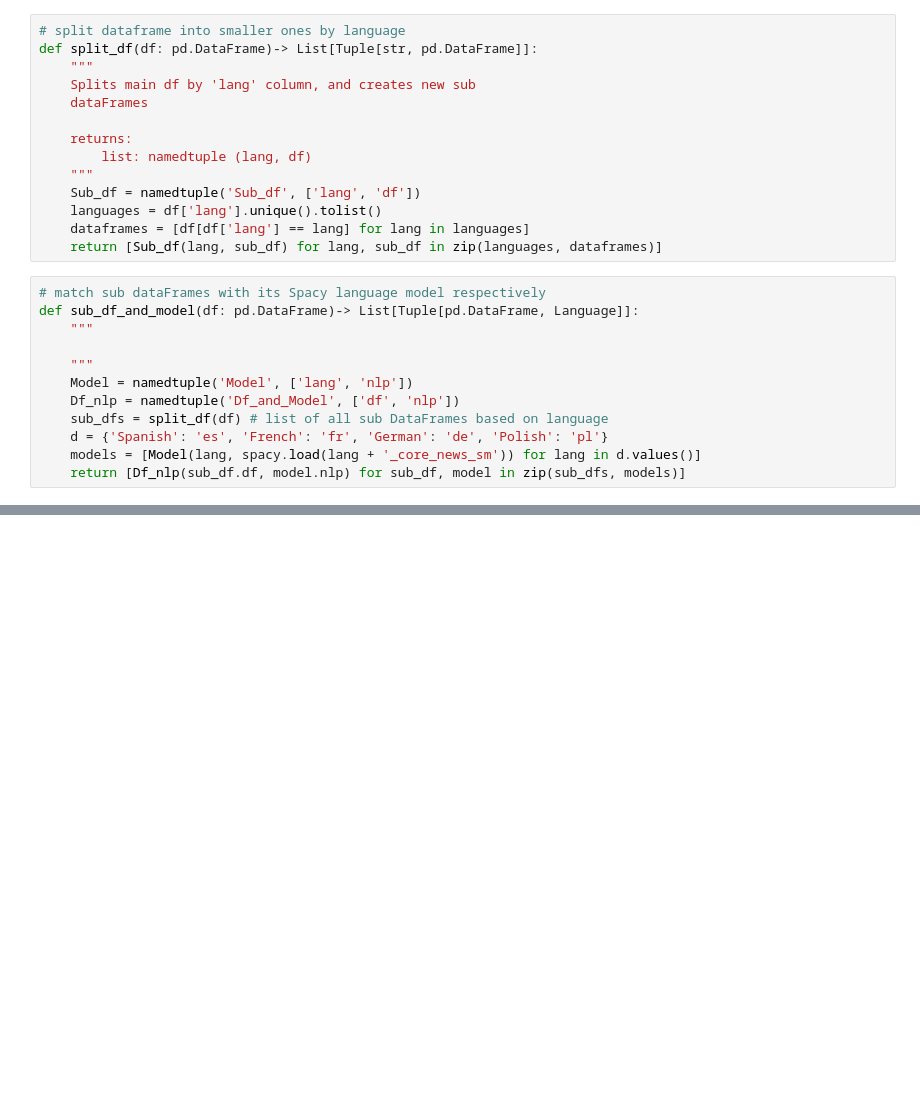
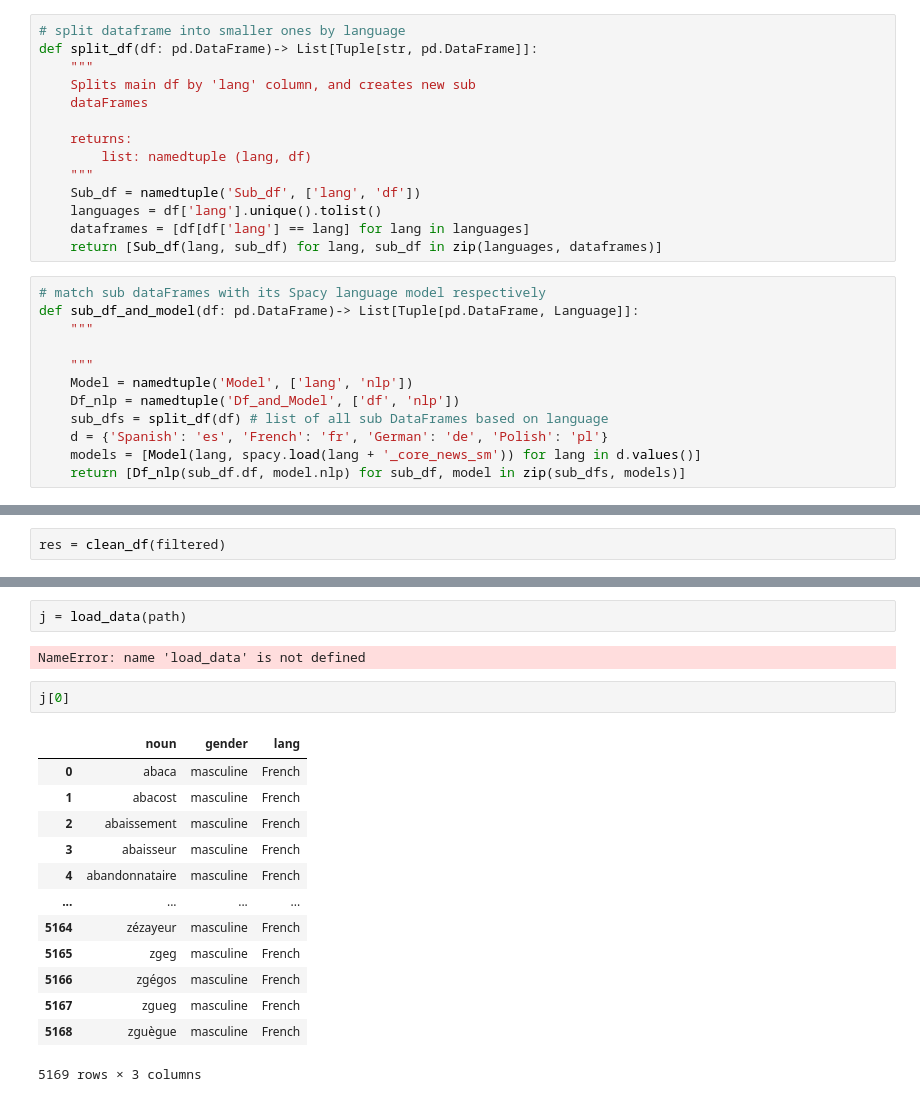
Before and after one commit to NinaNusb/-Morphology-Gender-assignment, a Jupyter notebook: notebooks/main.ipynb, the cells around one changed output, grey strips where cells are left out. Cells and saved outputs as stored; diff of their text form; blank space fills up the shorter version.

```diff
--- a/notebooks/main.ipynb
+++ b/notebooks/main.ipynb
@@ -84,0 +176,2 @@ def sub_to_json(sub_dfs: List[pd.DataFrame])-> None:
+# %%
+res = clean_df(filtered)
@@ -84,0 +234,20 @@ def sub_to_json(sub_dfs: List[pd.DataFrame])-> None:
+# %%
+j = load_data(path)
+# %% [output]
+NameError: name 'load_data' is not defined
+# %%
+j[0]
+# %% [output]
+|  | noun | gender | lang |
+| 0 | abaca | masculine | French |
+| 1 | abacost | masculine | French |
+| 2 | abaissement | masculine | French |
+| 3 | abaisseur | masculine | French |
+| 4 | abandonnataire | masculine | French |
+| ... | ... | ... | ... |
+| 5164 | zézayeur | masculine | French |
+| 5165 | zgeg | masculine | French |
+| 5166 | zgégos | masculine | French |
+| 5167 | zgueg | masculine | French |
+| 5168 | zguègue | masculine | French |
+5169 rows × 3 columns
```
Also changed, not shown: parts of 23 cells of this notebook.
